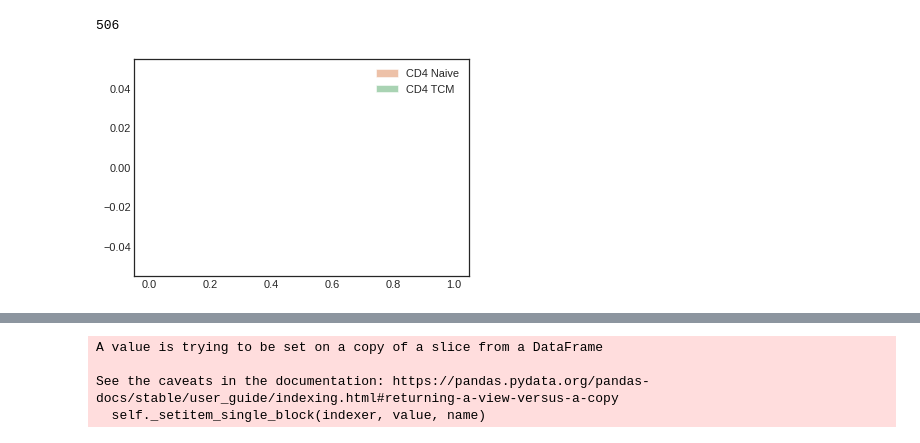
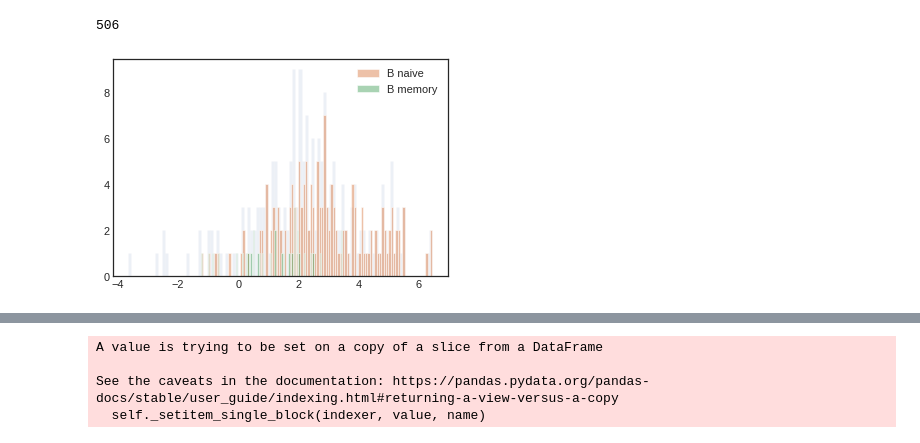
Before and after one commit to xinzhu-email/CITE-pool, a Jupyter notebook: AnalysisTutorial_.ipynb, the cells around one changed output, grey strips where cells are left out. Cells and saved outputs as stored; diff of their text form; code cells hidden in the pictures.

```diff
--- a/AnalysisTutorial_.ipynb
+++ b/AnalysisTutorial_.ipynb
@@ -14,12 +18,12 @@ from matplotlib import pyplot as plt
 # data = pd.read_csv('datasets/SeuratV4/adt_main_clr.csv',header=0,index_col=0)
 
 # data = pd.read_csv('./datasets/SeuratV4/adt_p8_main_clr.csv',header=0,index_col=0)
-id ='4_5/t3p2'
+id ='4_5/t0p4'
 # data = pd.read_csv('../data/4tumor/subdata/ADT_'+id+'.csv',index_col=0)
 # data = pd.read_csv('../simulator_out/ADT_simulator_'+id+'.csv',index_col=0)
 data = pd.read_csv('../SeuratV4/subdata/'+id+'_ADT.csv', sep=',',index_col=0, header=0)
 # data.index = data.index.astype(str)
-id='7_5/new_10'
+id='7_5/rna_rna_7'
 f = open('../output/'+id+'/tree.pickle','rb')
 # f = open('../data/4tumor/output/ADT_'+id+'/tree.pickle','rb')
 # true = pd.read_csv('./data/4tumor/gating_cluster.csv',index_col=0)
@@ -131,8 +151,8 @@ gmm = GaussianMixture(n_components=2)
 pred0 = gmm.fit_predict(ppdata[0,:].reshape(-1,1))
 pred1 = gmm.fit_predict(temp[:,0].reshape(-1,1))
 # %%
-id='7_5/_0'
-f = open('../output/'+id+'/tree.pickle','rb')
+id='7_5/_rna_0'
+f = open('../output/'+id+'/tree_retrain.pickle','rb')
 tree = pickle.load(f)
 
 embedding = pd.DataFrame(index=rnadata.var_names)
@@ -146,7 +166,7 @@ def dfs_embedding(node,ind):
         ind = dfs_embedding(node.right, ind)
     return ind
 dfs_embedding(tree,ind=0)
-embedding.to_csv('../output/7_5/_0/embedding.csv')
+embedding.to_csv('../output/7_5/_rna_0/embedding.csv')
 # %%
 embedding
 # %% [output]
@@ -199,22 +219,33 @@ x = normalize(node.embedding)
 # k_bic,_ = BIC(np.array(x.iloc[:,0]).reshape(-1,1),10)
 k_bic,_ = BIC(np.array(x[:,0]).reshape(-1,1),10)
 # %%
-nodeID = 8
+id='7_5/rna_rna_1'
+f = open('../output/'+id+'/tree.pickle','rb')
+tree = pickle.load(f)
+f.close()
+traversal = BTreeTraversal(tree)
+rnadata = sc.read_h5ad('../SeuratV4/subdata/4_5/t0p4_RNA.h5ad')
+
+nodeID = 4
 node = traversal.get_node(nodeID)
-x = node.artificial_w.loc[set(node.left_indices)&set(node.artificial_w.index)]
-y = node.artificial_w.loc[set(node.right_indices)&set(node.artificial_w.index)]
+sub1 = rnadata[rnadata.obs['label_l2']=='B naive',:]
+sub2 = rnadata[rnadata.obs['label_l2']=='B memory',:]
+x = node.artificial_w.loc[set(sub1.obs_names)&set(node.artificial_w.index)]
+y = node.artificial_w.loc[set(sub2.obs_names)&set(node.artificial_w.index)]
+# x = node.artificial_w.loc[set(node.left_indices)&set(node.artificial_w.index)]
+# y = node.artificial_w.loc[set(node.right_indices)&set(node.artificial_w.index)]
 z = node.artificial_w.loc[set(node.indices)&set(node.artificial_w.index)]
 # w = node.artificial_w.loc[traversal.get_node(6).indices]
 
 
 plt.hist(z,bins=100,alpha=0.1)
 
-plt.hist(x,bins=100,alpha=0.5, label='CD4 Naive')
-plt.hist(y,bins=100,alpha=0.5,label='CD4 TCM')
+plt.hist(x,bins=100,alpha=0.5, label='B naive')
+plt.hist(y,bins=100,alpha=0.5,label='B memory')
 # plt.hist(w,bins=100,alpha=0.2, label='T')
 plt.legend()
 plt.show()
 # %% [output]
-[figure, old version]
+[figure, new version]
 # %%
 import scanpy as sc
```
Also changed, not shown: parts of 8 cells of this notebook, 6 other files.
